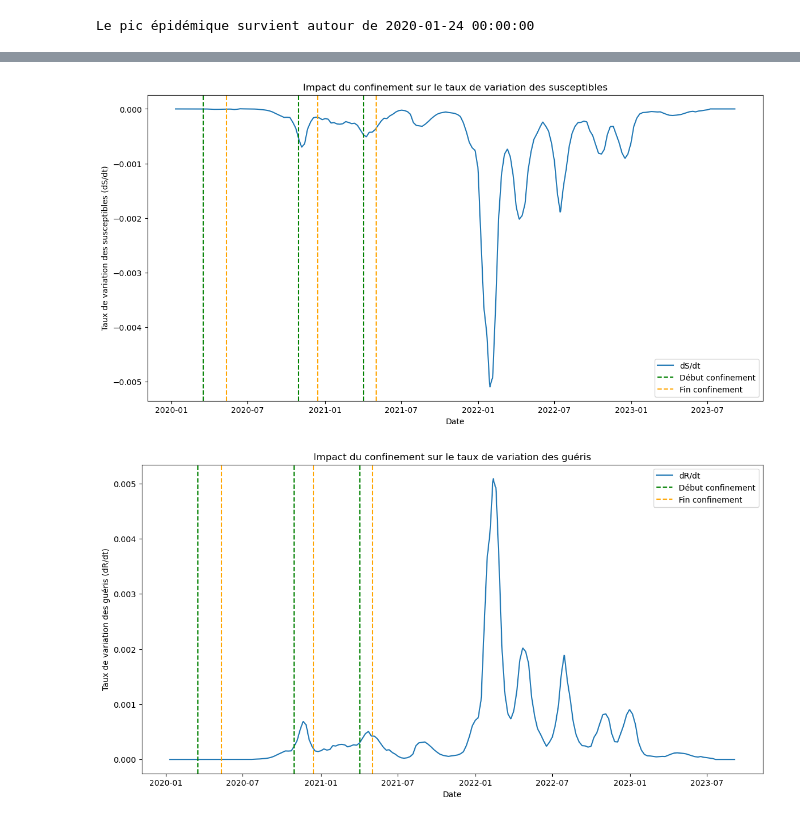
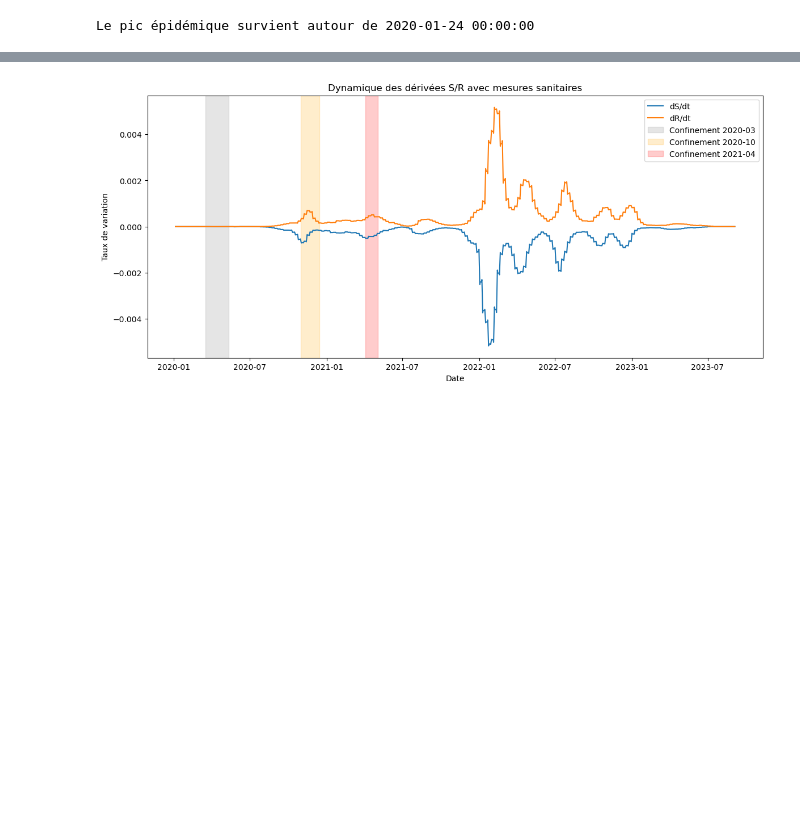
Before and after one commit to Adam-445/virus-spread-model, a Jupyter notebook: notebooks/3_Derivation_Numerique.ipynb, the cells around one changed output, grey strips where cells are left out. Cells and saved outputs as stored; diff of their text form; code cells hidden in the pictures; blank space fills up the shorter version.

```diff
--- a/notebooks/3_Derivation_Numerique.ipynb
+++ b/notebooks/3_Derivation_Numerique.ipynb
@@ -90,9 +129,4 @@ Le pic épidémique en Italie survient autour de 2020-01-31 00:00:00
 # %%
-# Calculate the derivatives using numerical differentiation
-# For S (susceptibles)
-derivee_S = Derivation(df=df_fr, col="S", h=1)
-df_fr["dS_dt"] = derivee_S.premier_derivation_5point()
-
-# For R (recovered)
-derivee_R = Derivation(df=df_fr, col="R", h=1)
-df_fr["dR_dt"] = derivee_R.premier_derivation_5point()
+# Calcul des dérivées
+df_fr["dS_dt"] = Derivation(df=df_fr, col="S", h=1).premier_derivation_5point()
+df_fr["dR_dt"] = Derivation(df=df_fr, col="R", h=1).premier_derivation_5point()
@@ -124,44 +133,23 @@ plt.show()
-# %%
-# Analyse de l'impact des mesures sanitaires
-# Liste des périodes de confinement en France
-confinements = [
-    {'start': '2020-03-17', 'end': '2020-05-11'},
-    {'start': '2020-10-30', 'end': '2020-12-15'},
-    {'start': '2021-04-03', 'end': '2021-05-03'},
-]
-df_fr['dS_dt'] = df_fr['dS_dt'].rolling(window=7).mean()
-df_fr['dR_dt'] = df_fr['dR_dt'].rolling(window=7).mean()
-
-# Convertir en datetime
-for c in confinements:
-    c['start'] = pd.to_datetime(c['start'])
-    c['end'] = pd.to_datetime(c['end'])
-
-# Graphique dS/dt
-plt.figure(figsize=(14, 7))
-plt.plot(df_fr['date'], df_fr['dS_dt'], label='dS/dt')
-
-for i, c in enumerate(confinements):
-    plt.axvline(c['start'], color='green', linestyle='--', label='Début confinement' if i == 0 else "")
-    plt.axvline(c['end'], color='orange', linestyle='--', label='Fin confinement' if i == 0 else "")
-plt.xlabel('Date')
-plt.ylabel('Taux de variation des susceptibles (dS/dt)')
-plt.title('Impact du confinement sur le taux de variation des susceptibles')
-plt.legend()
-plt.show()
-
-# Graphique dR/dt
-plt.figure(figsize=(14, 7))
-plt.plot(df_fr['date'], df_fr['dR_dt'], label='dR/dt')
-for i, c in enumerate(confinements):
-    plt.axvline(c['start'], color='green', linestyle='--', label='Début confinement' if i == 0 else "")
-    plt.axvline(c['end'], color='orange', linestyle='--', label='Fin confinement' if i == 0 else "")
-
-plt.xlabel('Date')
-plt.ylabel('Taux de variation des guéris (dR/dt)')
-plt.title('Impact du confinement sur le taux de variation des guéris')
-plt.legend()
-plt.show()
-# %% [output]
-[figure, removed]
-[figure, removed]
+# %%
+plt.figure(figsize=(14, 6))
+plt.plot(df_fr['date'], df_fr['dS_dt'], label='dS/dt')
+plt.plot(df_fr['date'], df_fr['dR_dt'], label='dR/dt')
+
+# Ajout des périodes de confinement
+confinements = [
+    {'start': '2020-03-17', 'end': '2020-05-11', 'color': 'gray'},
+    {'start': '2020-10-30', 'end': '2020-12-15', 'color': 'orange'},
+    {'start': '2021-04-03', 'end': '2021-05-03', 'color': 'red'}
+]
+
+for c in confinements:
+    plt.axvspan(pd.to_datetime(c['start']), pd.to_datetime(c['end']),
+                alpha=0.2, color=c['color'], label=f'Confinement {c["start"][:7]}')
+
+plt.title('Dynamique des dérivées S/R avec mesures sanitaires')
+plt.xlabel('Date')
+plt.ylabel('Taux de variation')
+plt.legend()
+plt.show()
+# %% [output]
+[figure, added]
```
Also changed, not shown: parts of 17 cells of this notebook.
